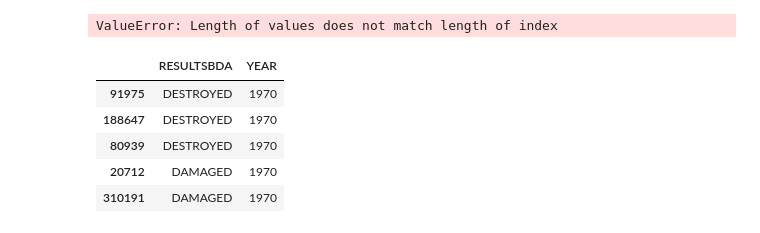
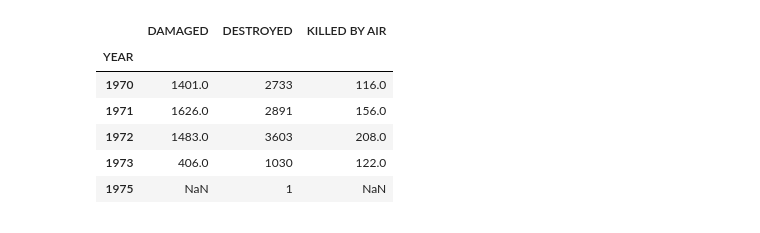
Before and after one commit to felipeferraz14/vietnam-war-bombing-operations, a Jupyter notebook: vietnam_war_operation.ipynb, the cells around one changed output. Cells and saved outputs as stored; diff of their text form; code cells hidden in the pictures.

```diff
--- a/vietnam_war_operation.ipynb
+++ b/vietnam_war_operation.ipynb
@@ -182,13 +187,0 @@ dfDateWarNewK = dfDateWarkill.sort_values('MSNDATE')
-# %%
-dfDateWarNewK['YEAR'] = ano
-# %% [output]
-ValueError: Length of values does not match length of index
-# %%
-dfDateWarNewW[['RESULTSBDA', 'YEAR']].head(5)
-# %% [output]
-|  | RESULTSBDA | YEAR |
-| 91975 | DESTROYED | 1970 |
-| 188647 | DESTROYED | 1970 |
-| 80939 | DESTROYED | 1970 |
-| 20712 | DAMAGED | 1970 |
-| 310191 | DAMAGED | 1970 |
@@ -199 +196,11 @@ ddw = pd.DataFrame(dd)
+# %%
+dfFi
+# %% [output]
+|  | DAMAGED | DESTROYED | KILLED BY AIR |
+| YEAR |  |  |  |
+| 1970 | 1401.0 | 2733 | 116.0 |
+| 1971 | 1626.0 | 2891 | 156.0 |
+| 1972 | 1483.0 | 3603 | 208.0 |
+| 1973 | 406.0 | 1030 | 122.0 |
+| 1975 | NaN | 1 | NaN |
 # %%
```
Also changed, not shown: parts of 63 cells of this notebook, 1 other file.
